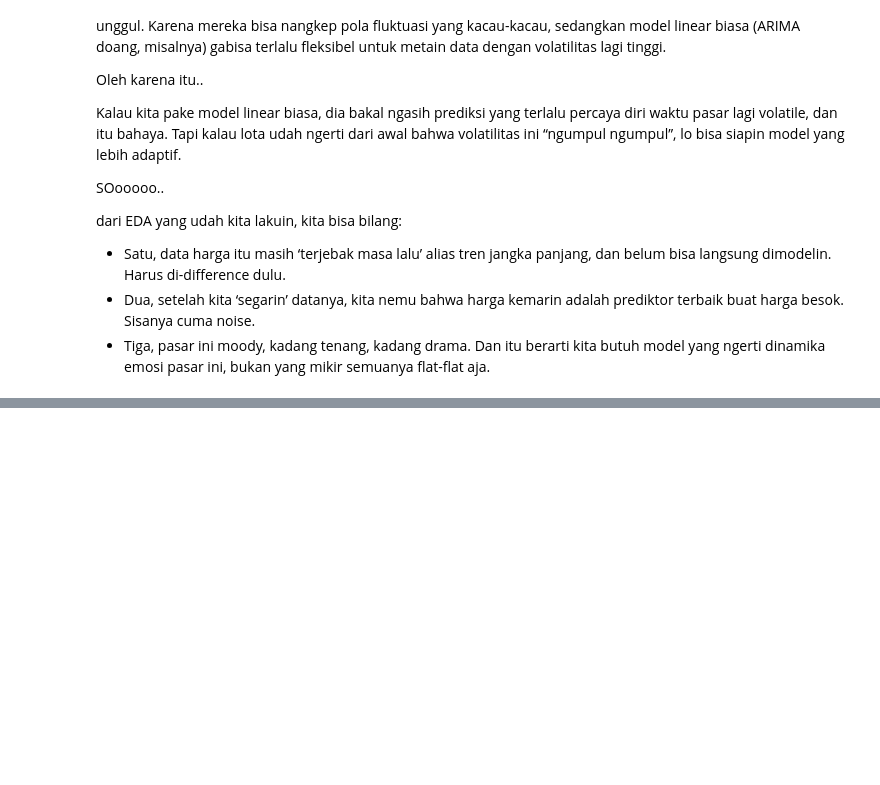
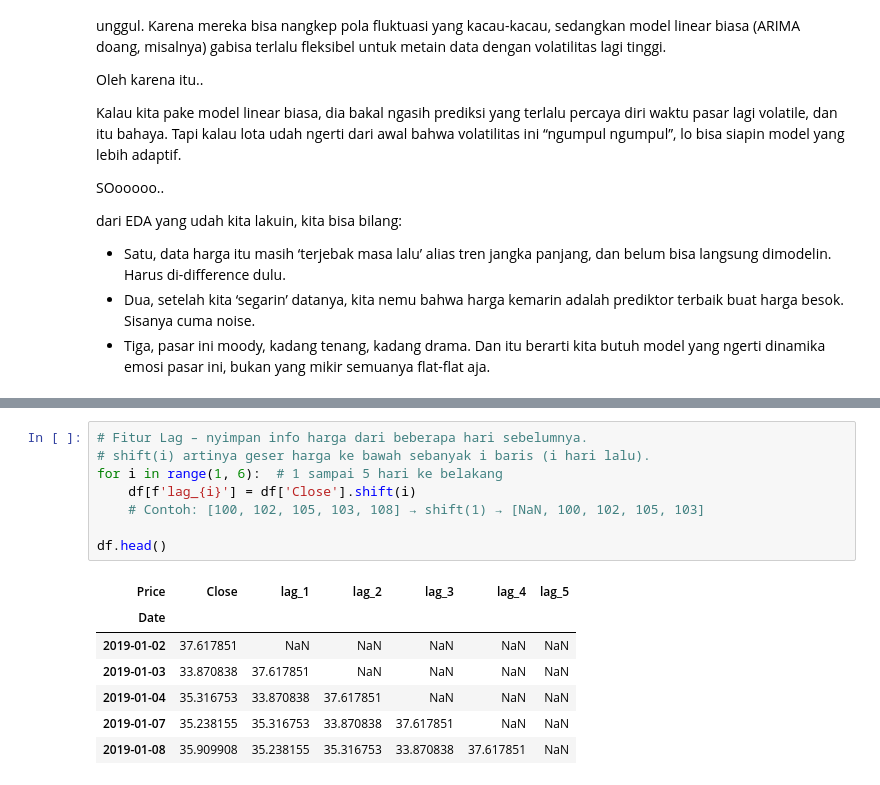
Before and after one commit to Ryanakml/Stock-Price-Predictor, a Jupyter notebook: stock_predictor.ipynb, the cells around one changed output, grey strips where cells are left out. Drawn from its saved outputs; the diff is of its cells as text; blank space fills up the shorter version.

```diff
--- a/stock_predictor.ipynb
+++ b/stock_predictor.ipynb
@@ -450,0 +568,16 @@ dari EDA yang udah kita lakuin, kita bisa bilang:
+# %%
+# Fitur Lag – nyimpan info harga dari beberapa hari sebelumnya.
+# shift(i) artinya geser harga ke bawah sebanyak i baris (i hari lalu).
+for i in range(1, 6):  # 1 sampai 5 hari ke belakang
+    df[f'lag_{i}'] = df['Close'].shift(i)
+    # Contoh: [100, 102, 105, 103, 108] → shift(1) → [NaN, 100, 102, 105, 103]
+
+df.head()
+# %% [output]
+| Price | Close | lag_1 | lag_2 | lag_3 | lag_4 | lag_5 |
+| Date |  |  |  |  |  |  |
+| 2019-01-02 | 37.617851 | NaN | NaN | NaN | NaN | NaN |
+| 2019-01-03 | 33.870838 | 37.617851 | NaN | NaN | NaN | NaN |
+| 2019-01-04 | 35.316753 | 33.870838 | 37.617851 | NaN | NaN | NaN |
+| 2019-01-07 | 35.238155 | 35.316753 | 33.870838 | 37.617851 | NaN | NaN |
+| 2019-01-08 | 35.909908 | 35.238155 | 35.316753 | 33.870838 | 37.617851 | NaN |
```
Also changed, not shown: parts of 12 cells of this notebook.
